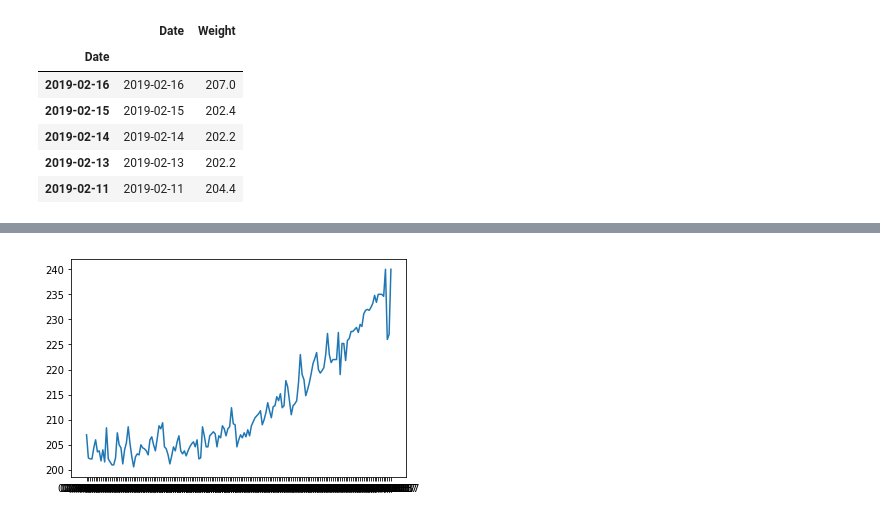
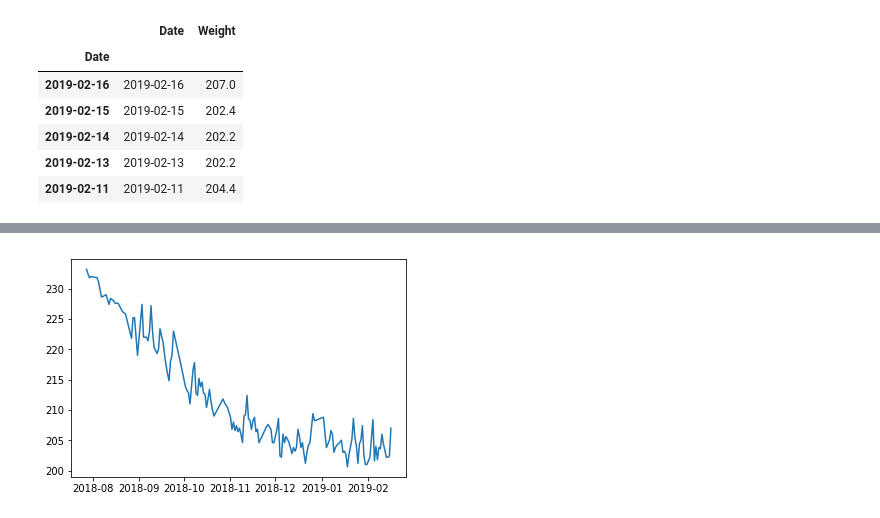
Before and after one commit to arodriguez2018/nutrition_and_activity, a Jupyter notebook: Initial_Import.ipynb, the cells around one changed output, grey strips where cells are left out. Saved outputs shown, nothing was run; the diff lists cells and outputs as text; code cells hidden in the pictures.

```diff
--- a/Initial_Import.ipynb
+++ b/Initial_Import.ipynb
@@ -107,0 +82,7 @@ dfw
+# %%
+# drop Excess date columns
+dfw.drop(['Date'], axis=1, inplace=True)
+# %%
+dfw1 = dfw.iloc[::-1]
+# %%
+dfw1.drop(dfw1.index[:10], inplace=True)
@@ -108,5 +110,5 @@ dfw
 # %%
-plt.plot(dfw['Date'], dfw['Weight'])
+plt.plot(dfw1['Weight'])
 plt.show()
 # %% [output]
-[figure, old version]
+[figure, new version]
```
Also changed, not shown: parts of 7 cells of this notebook, 31 other files.
